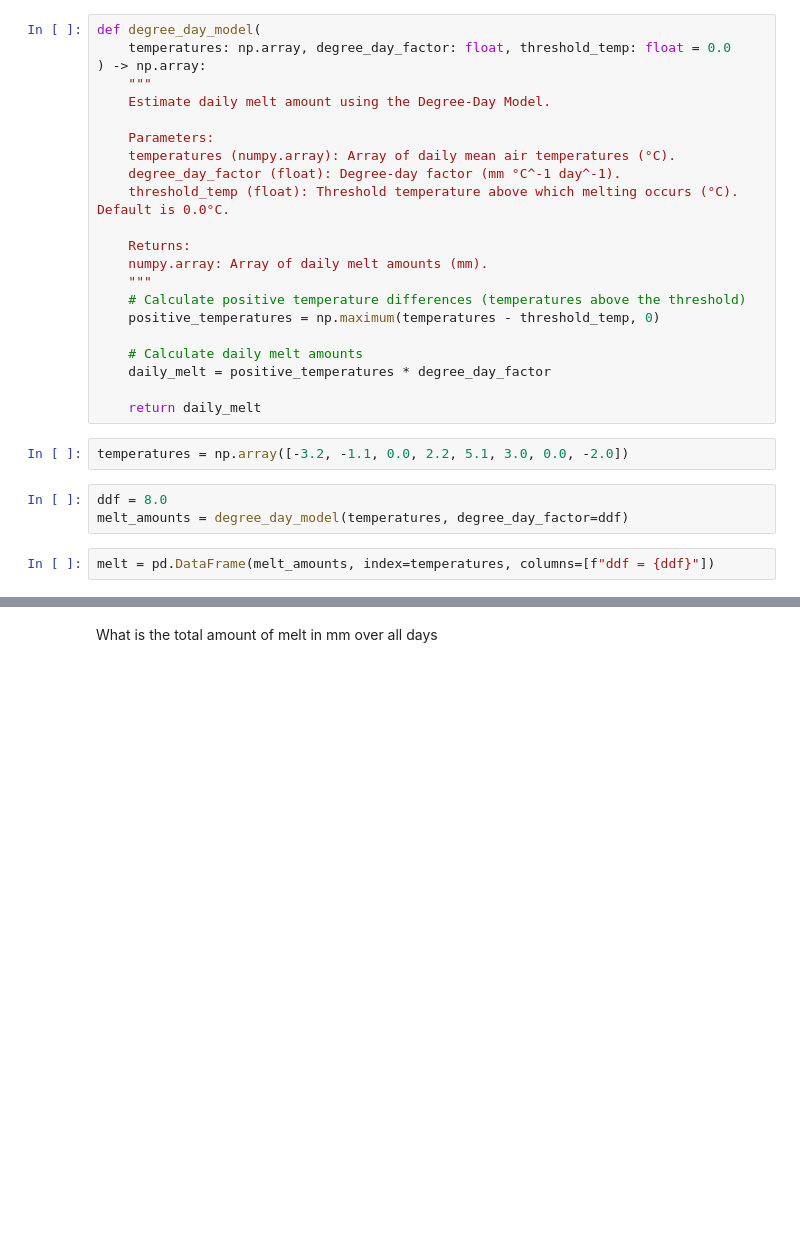
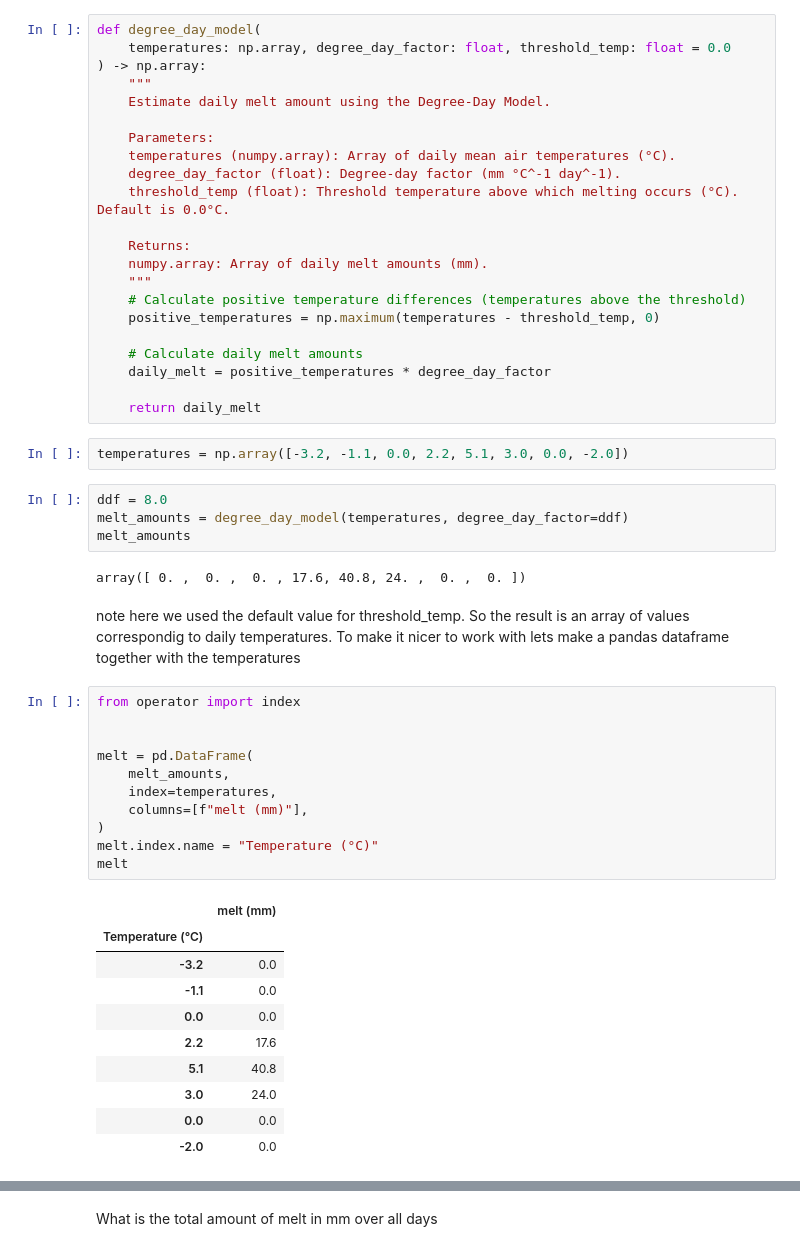
Before and after one commit to tgoelles/Modellieren-in-der-Physischen-Geographie, a Jupyter notebook: 03_melt_models.ipynb, the cells around one changed output, grey strips where cells are left out. Cells and saved outputs as stored; diff of their text form; blank space fills up the shorter version.

```diff
--- a/03_melt_models.ipynb
+++ b/03_melt_models.ipynb
@@ -124,8 +131,35 @@ temperatures = np.array([-3.2, -1.1, 0.0, 2.2, 5.1, 3.0, 0.0, -2.0])
 # %%
 ddf = 8.0
 melt_amounts = degree_day_model(temperatures, degree_day_factor=ddf)
+melt_amounts
+# %% [output]
+array([ 0. ,  0. ,  0. , 17.6, 40.8, 24. ,  0. ,  0. ])
+# %% [markdown]
+note here we used the default value for threshold_temp.
+So the result is an array of values correspondig to daily temperatures.
+To make it nicer to work with lets make a pandas dataframe together with the temperatures
 # %%
-melt = pd.DataFrame(melt_amounts, index=temperatures, columns=[f"ddf = {ddf}"])
+from operator import index
+
+
+melt = pd.DataFrame(
+    melt_amounts,
+    index=temperatures,
+    columns=[f"melt (mm)"],
+)
+melt.index.name = "Temperature (°C)"
+melt
+# %% [output]
+|  | melt (mm) |
+| Temperature (°C) |  |
+| -3.2 | 0.0 |
+| -1.1 | 0.0 |
+| 0.0 | 0.0 |
+| 2.2 | 17.6 |
+| 5.1 | 40.8 |
+| 3.0 | 24.0 |
+| 0.0 | 0.0 |
+| -2.0 | 0.0 |
 # %%
 melt.plot()
 # %% [output]
```
Also changed, not shown: parts of 6 cells of this notebook.
